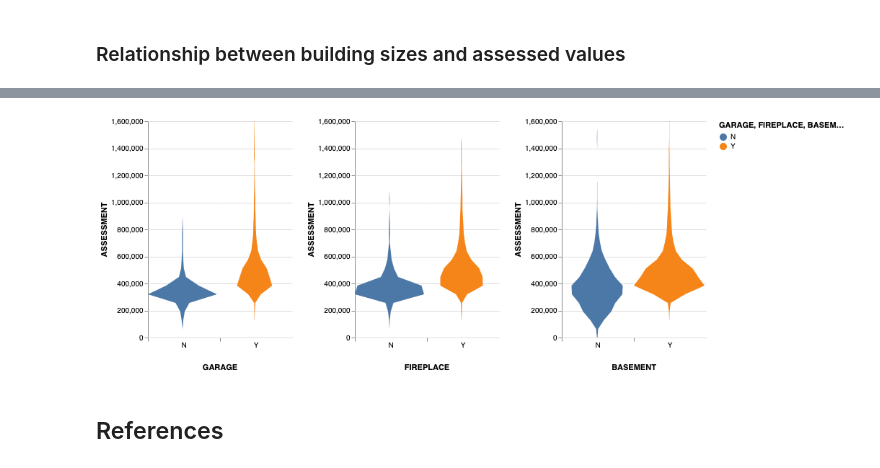
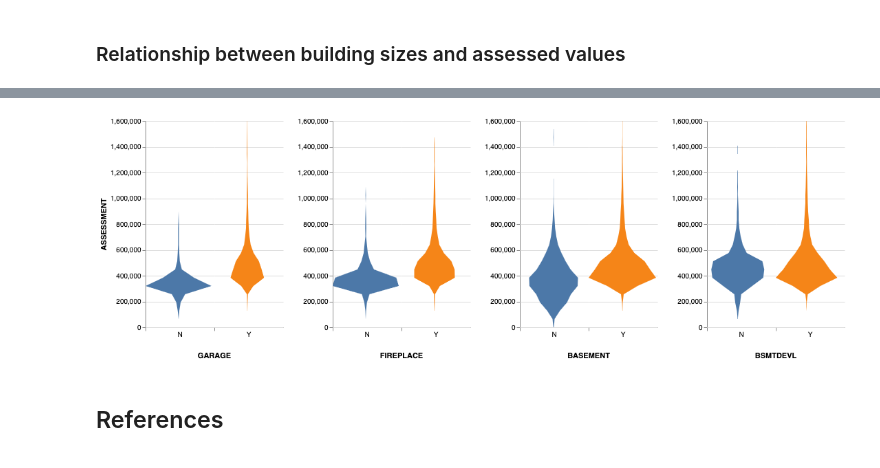
Before and after one commit to williamxu7/522-Group_30-Rockstars, a Jupyter notebook: src/housing_pred_eda.ipynb, the cells around one changed output, grey strips where cells are left out. Cells and saved outputs as stored; diff of their text form; code cells hidden in the pictures.

```diff
--- a/src/housing_pred_eda.ipynb
+++ b/src/housing_pred_eda.ipynb
@@ -173,8 +171,8 @@ garage =(alt.Chart(train_df).transform_density(
     extent=[0, 1_600_000],
     groupby=['GARAGE']
 ).mark_area(orient='horizontal').encode(
-    y='ASSESSMENT:Q',
-    color='GARAGE:N',
+    y=alt.Y('ASSESSMENT:Q'),
+    color=alt.Color('GARAGE:N',legend=None),
     x=alt.X(
         'density:Q',
         stack='center',
@@ -200,8 +198,8 @@ fireplace = (alt.Chart(train_df).transform_density(
     extent=[0, 1_600_000],
     groupby=['FIREPLACE']
 ).mark_area(orient='horizontal').encode(
-    y='ASSESSMENT:Q',
-    color='FIREPLACE:N',
+    y=alt.Y('ASSESSMENT:Q', title=''),
+    color=alt.Color('FIREPLACE:N',legend=None),
     x=alt.X(
         'density:Q',
         stack='center',
@@ -227,8 +225,8 @@ basement = (alt.Chart(train_df).transform_density(
     extent=[0, 1_600_000],
     groupby=['BASEMENT']
 ).mark_area(orient='horizontal').encode(
-    y='ASSESSMENT:Q',
-    color='BASEMENT:N',
+    y=alt.Y('ASSESSMENT:Q', title=''),
+    color=alt.Color('BASEMENT:N',legend=None),
     x=alt.X(
         'density:Q',
         stack='center',
@@ -247,14 +245,41 @@ basement = (alt.Chart(train_df).transform_density(
 ).properties(
     width=100
 ))
+# %%
+basementdevl = (alt.Chart(train_df).transform_density(
+    'ASSESSMENT',
+    as_=['ASSESSMENT', 'density'],
+    extent=[0, 1_600_000],
+    groupby=['BSMTDEVL']
+).mark_area(orient='horizontal').encode(
+    y=alt.Y('ASSESSMENT:Q', title=''),
+    color=alt.Color('BSMTDEVL:N',legend=None),
+    x=alt.X(
+        'density:Q',
+        stack='center',
+        impute=None,
+        title=None,
+        axis=alt.Axis(labels=False, values=[0],grid=False, ticks=True),
+    ),
+    column=alt.Column(
+        'BSMTDEVL:N',
+        header=alt.Header(
+            titleOrient='bottom',
+            labelOrient='bottom',
+            labelPadding=0,
+        ),
+    )
+).properties(
+    width=100
+))
 # %%
-alt.hconcat(garage, fireplace, basement).configure_facet(
+alt.hconcat(garage, fireplace, basement, basementdevl).configure_facet(
     spacing=0
 ).configure_view(
     stroke=None
 )
 # %% [output]
-[figure, old version]
+[figure, new version]
 # %% [markdown]
 ## References
 # %% [markdown]
```
Also changed, not shown: parts of 14 cells of this notebook.
